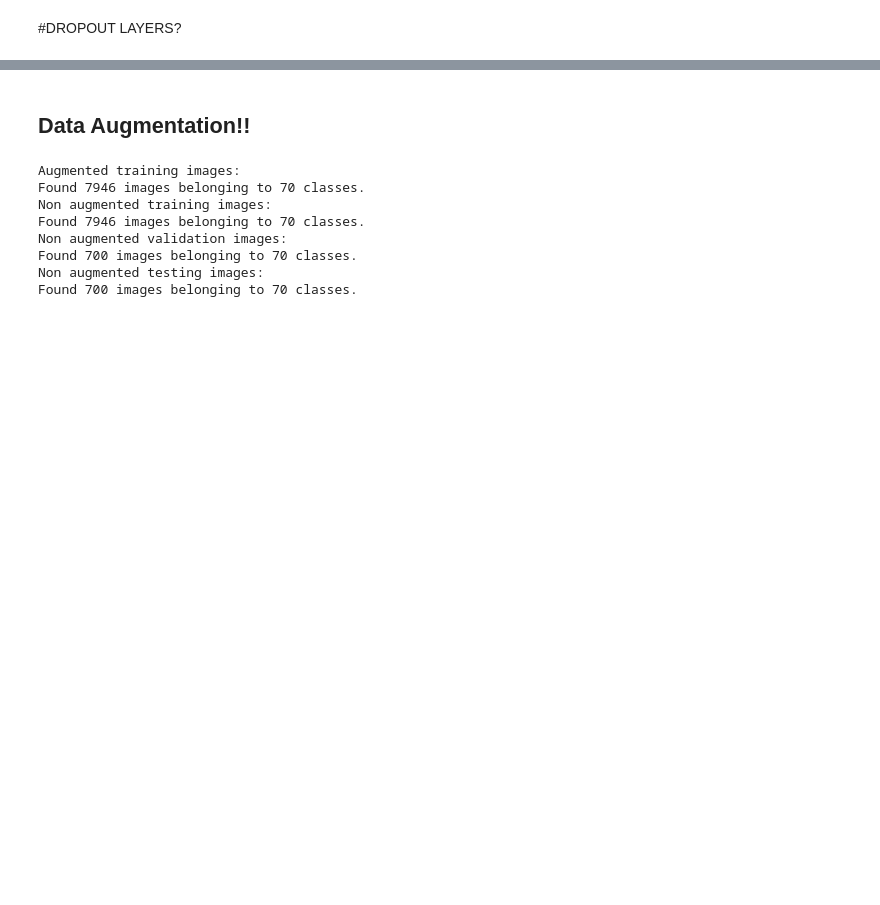
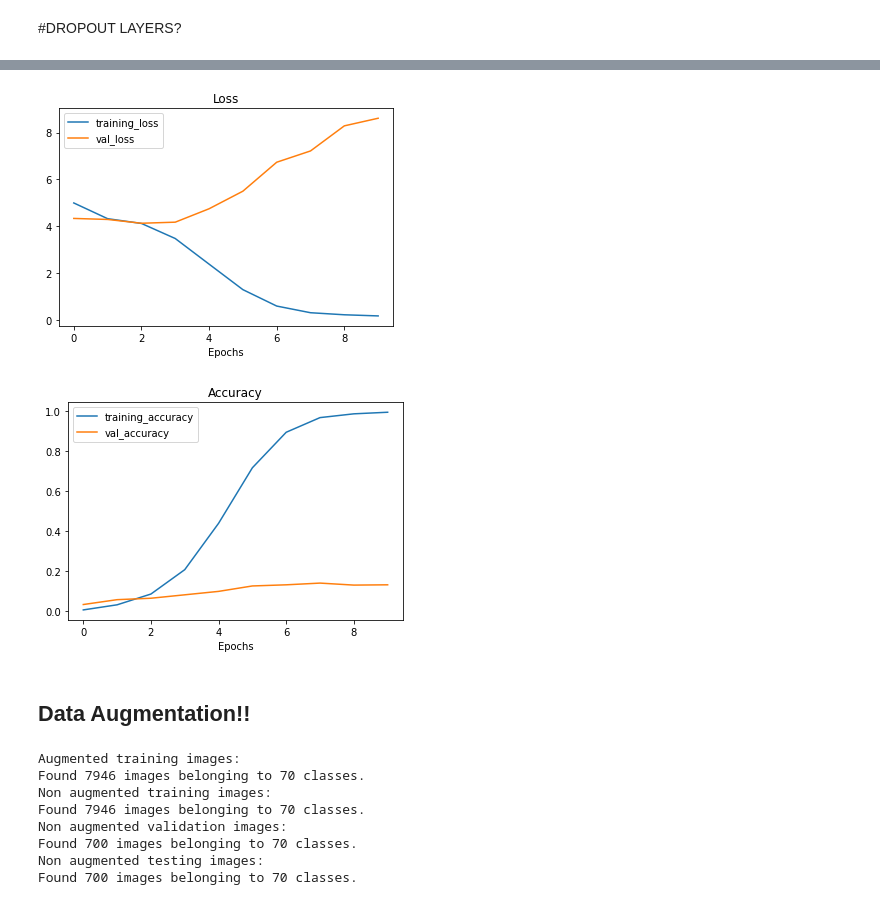
Before and after one commit to Rubnserrano/KAGGLE_-projects, a Jupyter notebook: dog_breeds_classifier.ipynb, the cells around one changed output, grey strips where cells are left out. Drawn from its saved outputs; the diff is of its cells as text; code cells hidden in the pictures; blank space fills up the shorter version.

```diff
--- a/dog_breeds_classifier.ipynb
+++ b/dog_breeds_classifier.ipynb
@@ -418,6 +390,11 @@ Epoch 9/10
 249/249 [==============================] - 19s 77ms/step - loss: 0.2251 - accuracy: 0.9863 - val_loss: 8.2857 - val_accuracy: 0.1300
 Epoch 10/10
 249/249 [==============================] - 18s 73ms/step - loss: 0.1764 - accuracy: 0.9942 - val_loss: 8.6104 - val_accuracy: 0.1314
+# %%
+plot_loss_curves(history_drop)
+# %% [output]
+[figure, added]
+[figure, added]
 # %% [markdown]
 ## Data Augmentation!!
 # %%
```
Also changed, not shown: parts of 9 cells of this notebook.
